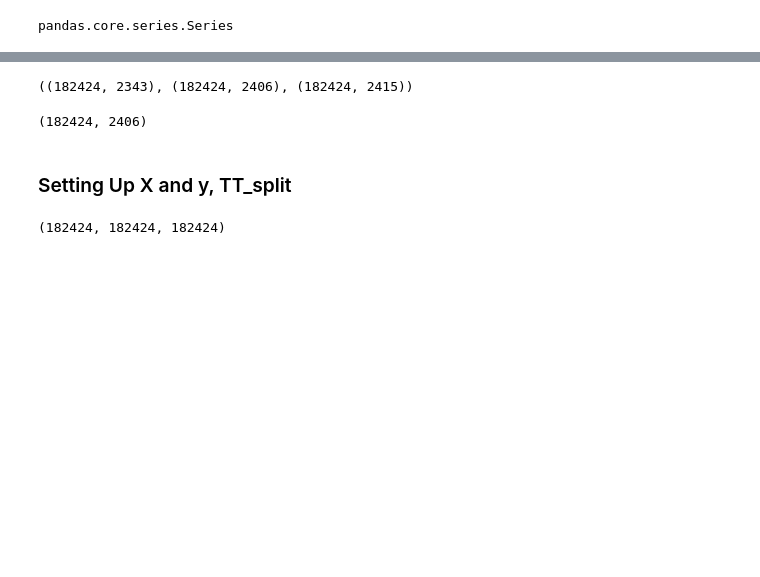
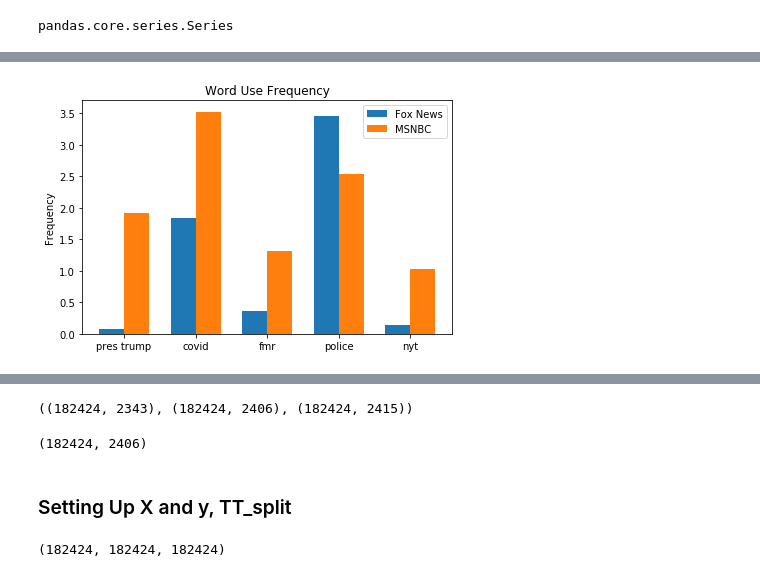
Before and after one commit to leckieje/chyrons_nlp, a Jupyter notebook: chyrons_book.ipynb, the cells around one changed output, grey strips where cells are left out. Saved outputs shown, nothing was run; the diff lists cells and outputs as text; code cells hidden in the pictures; blank space fills up the shorter version.

```diff
--- a/chyrons_book.ipynb
+++ b/chyrons_book.ipynb
@@ -406,0 +482,4 @@ df
+# %%
+chart_freq_diff(df[6:11])
+# %% [output]
+[figure, added]
```
Also changed, not shown: parts of 21 cells of this notebook.
